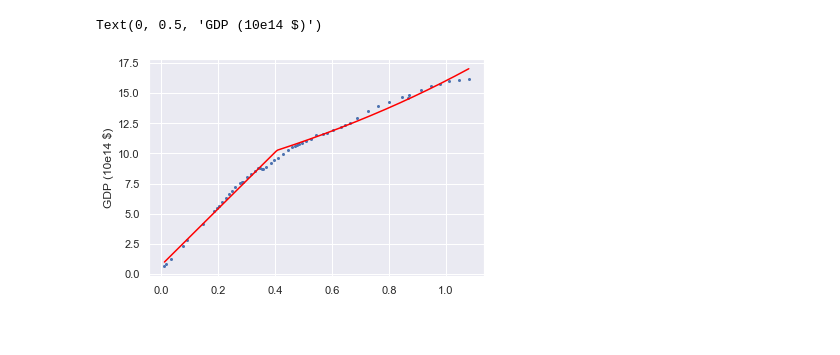
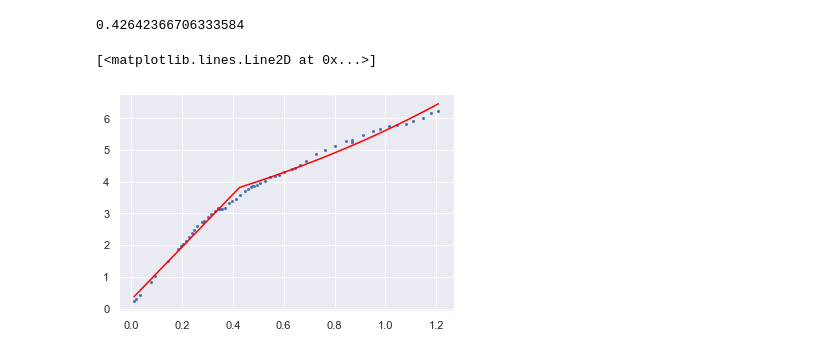
Before and after one commit to leatrin/EnergyLimits, a Jupyter notebook: Codes/world-data.ipynb, the cells around one changed output. Saved outputs shown, nothing was run; the diff lists cells and outputs as text; code cells hidden in the pictures.

Commit message:
World e=f(gdp) and gdp per capita

```diff
--- a/Codes/world-data.ipynb
+++ b/Codes/world-data.ipynb
@@ -45,7 +44,7 @@ def derivee(t, y) :
         der.append((y[i+2]-y[i-2])/(t[i+2]-t[i-2]))
     return t[2:n], np.array(der)
 
-gdp = np.array(int['World GDP in 2011 Int.$ (OWID based on World Bank & Maddison (2017))'])
-energy = np.array(int['Total (TWh)'])
+gdp = np.array(int['World GDP in 2011 Int.$ (OWID based on World Bank & Maddison (2017))'])/10**14
+energy = np.array(int['Total (TWh)'])*3.6/10**5 # en exa Joules
 time = int['Year']
 # %%
@@ -97,14 +87,14 @@ plt.plot(np.linspace(x[26], x[len(x)-1], 200), reg.exp_fun(np.linspace(x[26], x[
 # %%
-a, xlim, r, y0 = reg.linExpReg(x,y, p0 = (18.464485019831177, x[23], 0.8267, 6.5158))
+a, xlim, r, y0 = reg.linExpReg(gdp, energy, p0 = (8.54249090463964, gdp[21],0.6 , 2.6345032080655955))
+xlim
+# %% [output]
+0.42642366706333584
 # %%
 import seaborn as sns
 sns.set_theme()
-
-plt.scatter(x,y, s=4)
-xplot = np.linspace(x.min(), x.max(), 200)
+plt.scatter(gdp, energy, s=4)
+xplot = np.linspace(gdp.min(),gdp.max(), 200)
 plt.plot(xplot, reg.lin_exp(xplot,a, xlim, r, y0 ), color='red')
-plt.xlabel("")
-plt.ylabel("GDP (10e14 $)")
 # %% [output]
-Text(0, 0.5, 'GDP (10e14 $)')
+[<matplotlib.lines.Line2D at 0x...>]
-[figure, old version]
+[figure, new version]
```
Also changed, not shown: parts of 17 cells of this notebook, 3 other files.
